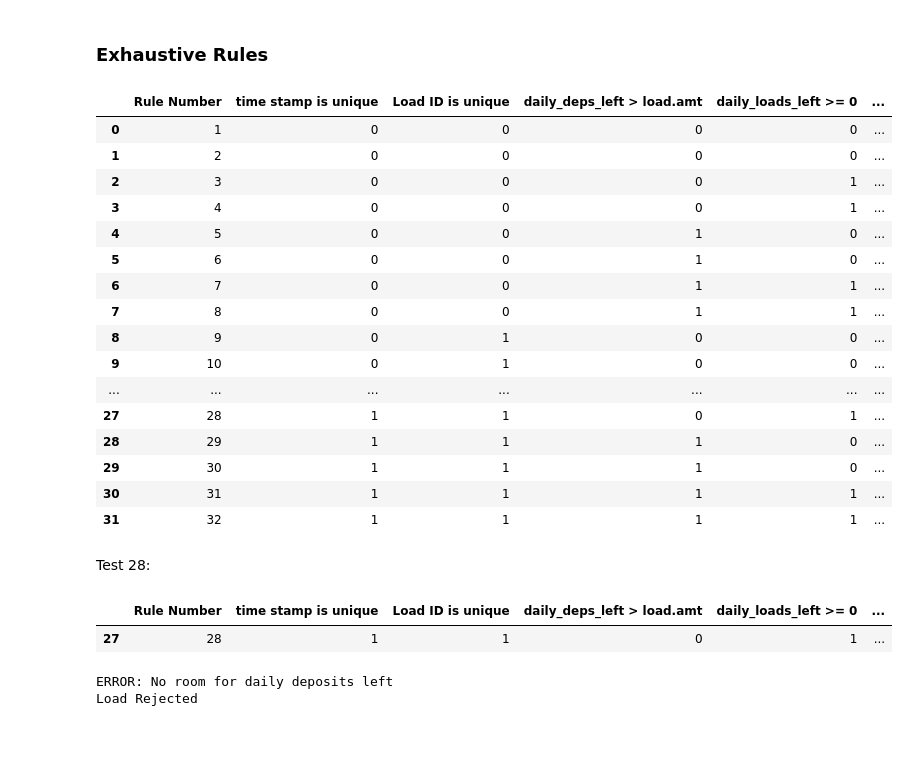
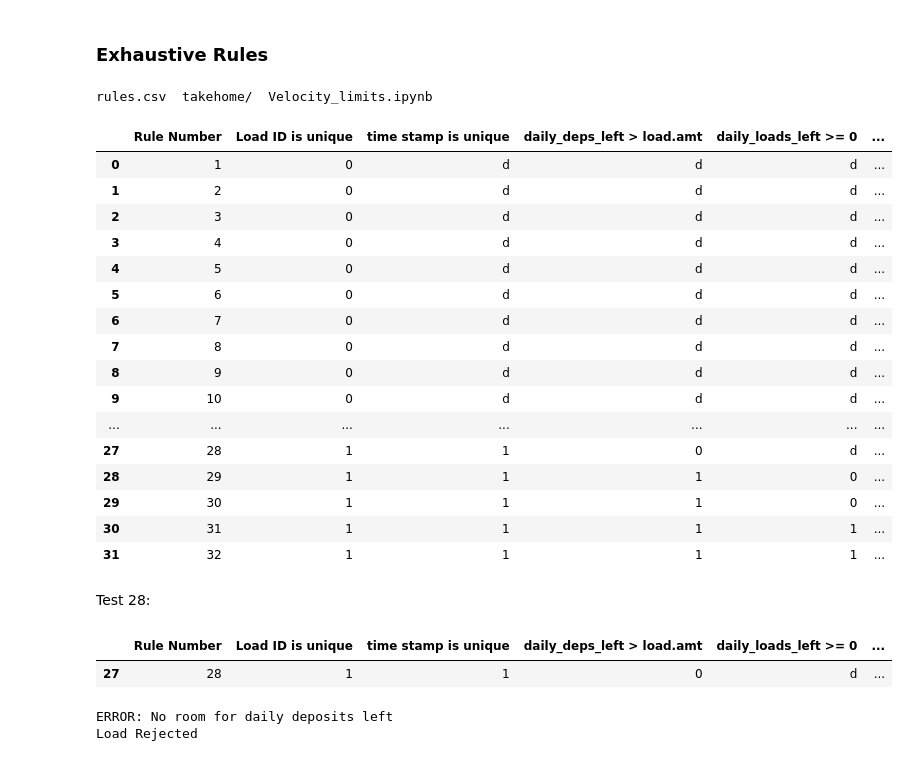
Before and after one commit to armandordorica/velocity_limits, a Jupyter notebook: Velocity_limits.ipynb, the cells around one changed output. Saved outputs shown, nothing was run; the diff lists cells and outputs as text; code cells hidden in the pictures.

```diff
--- a/Velocity_limits.ipynb
+++ b/Velocity_limits.ipynb
@@ -206,23 +206,27 @@ acct_ctrl1.processUserLoad({'customer_id': '1',
 {'accepted': False, 'customer_id': '1', 'id': '10694'}
 # %% [markdown]
 ### Exhaustive Rules
+# %%
+ls
+# %% [output]
+rules.csv  takehome/  Velocity_limits.ipynb
 # %%
-rules_df = pd.read_csv("Book1.csv")
+rules_df = pd.read_csv("rules.csv")
 rules_df
 # %% [output]
-|  | Rule Number | time stamp is unique | Load ID is unique | daily_deps_left > load.amt | daily_loads_left >= 0 | ... |
-| 0 | 1 | 0 | 0 | 0 | 0 | ... |
-| 1 | 2 | 0 | 0 | 0 | 0 | ... |
-| 2 | 3 | 0 | 0 | 0 | 1 | ... |
-| 3 | 4 | 0 | 0 | 0 | 1 | ... |
-| 4 | 5 | 0 | 0 | 1 | 0 | ... |
-| 5 | 6 | 0 | 0 | 1 | 0 | ... |
-| 6 | 7 | 0 | 0 | 1 | 1 | ... |
-| 7 | 8 | 0 | 0 | 1 | 1 | ... |
-| 8 | 9 | 0 | 1 | 0 | 0 | ... |
-| 9 | 10 | 0 | 1 | 0 | 0 | ... |
+|  | Rule Number | Load ID is unique | time stamp is unique | daily_deps_left > load.amt | daily_loads_left >= 0 | ... |
+| 0 | 1 | 0 | d | d | d | ... |
+| 1 | 2 | 0 | d | d | d | ... |
+| 2 | 3 | 0 | d | d | d | ... |
+| 3 | 4 | 0 | d | d | d | ... |
+| 4 | 5 | 0 | d | d | d | ... |
+| 5 | 6 | 0 | d | d | d | ... |
+| 6 | 7 | 0 | d | d | d | ... |
+| 7 | 8 | 0 | d | d | d | ... |
+| 8 | 9 | 0 | d | d | d | ... |
+| 9 | 10 | 0 | d | d | d | ... |
 | ... | ... | ... | ... | ... | ... | ... |
-| 27 | 28 | 1 | 1 | 0 | 1 | ... |
+| 27 | 28 | 1 | 1 | 0 | d | ... |
 | 28 | 29 | 1 | 1 | 1 | 0 | ... |
 | 29 | 30 | 1 | 1 | 1 | 0 | ... |
 | 30 | 31 | 1 | 1 | 1 | 1 | ... |
@@ -424,8 +443,8 @@ Test 28:
 # %%
 rules_df.iloc[[27]]
 # %% [output]
-|  | Rule Number | time stamp is unique | Load ID is unique | daily_deps_left > load.amt | daily_loads_left >= 0 | ... |
-| 27 | 28 | 1 | 1 | 0 | 1 | ... |
+|  | Rule Number | Load ID is unique | time stamp is unique | daily_deps_left > load.amt | daily_loads_left >= 0 | ... |
+| 27 | 28 | 1 | 1 | 0 | d | ... |
 # %%
 cust1 = Customer(1)
 cust1.process_load(Load('10694', '$7785.11', '2000-01-01T03:04:06Z'))
```
Also changed, not shown: parts of 49 cells of this notebook.
